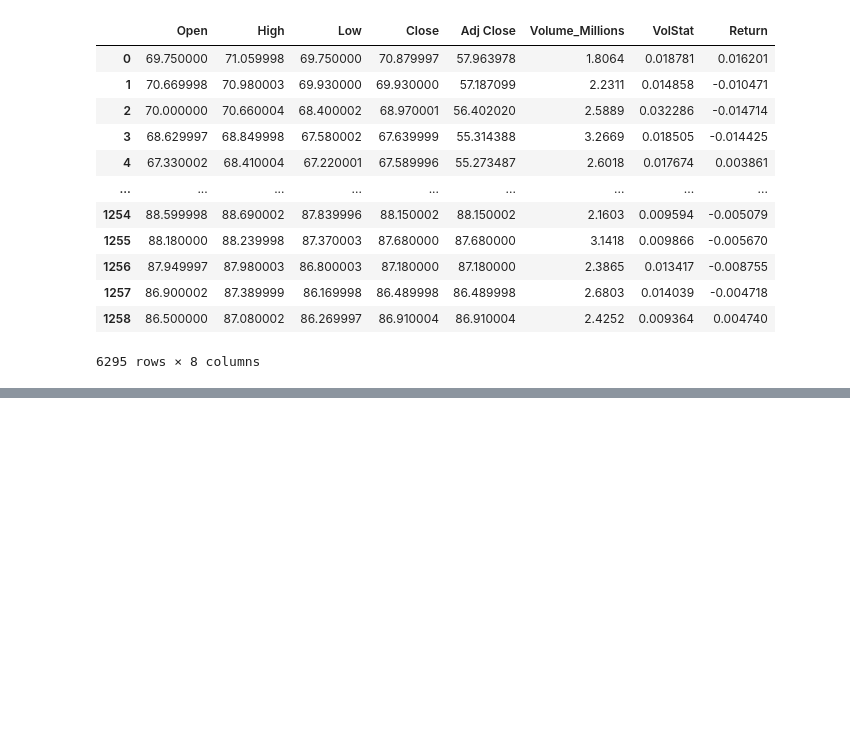
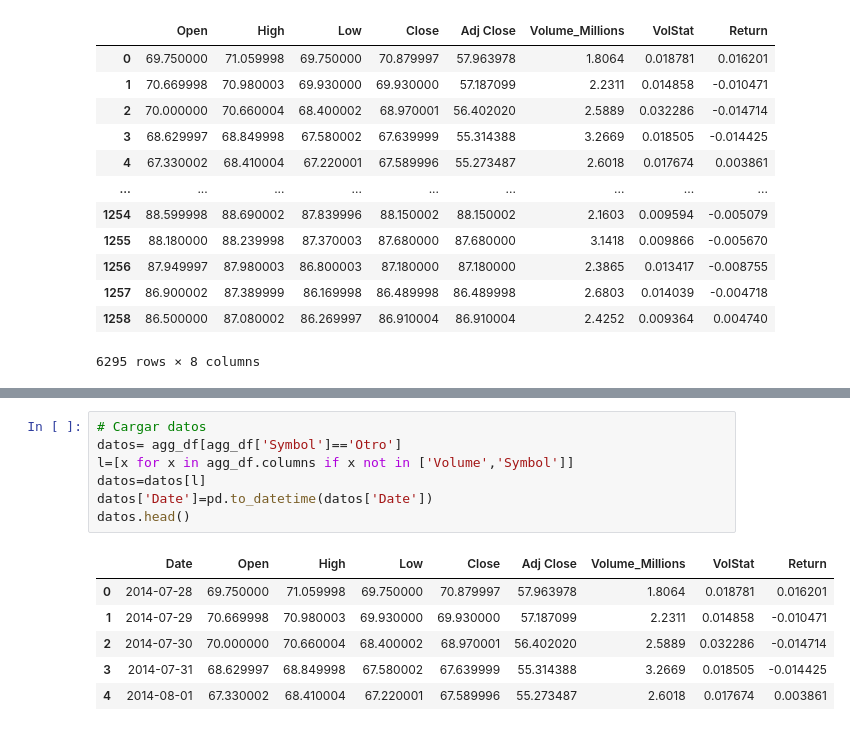
Before and after one commit to Matias-Perassi/Clase12, a Jupyter notebook: Clase_12.ipynb, the cells around one changed output, grey strips where cells are left out. Drawn from its saved outputs; the diff is of its cells as text; blank space fills up the shorter version.

```diff
--- a/Clase_12.ipynb
+++ b/Clase_12.ipynb
@@ -134,0 +145,14 @@ for x,column in zip(range(8),agg_df[l]):
+# %%
+# Cargar datos
+datos= agg_df[agg_df['Symbol']=='Otro']
+l=[x for x in agg_df.columns if x not in ['Volume','Symbol']]
+datos=datos[l]
+datos['Date']=pd.to_datetime(datos['Date'])
+datos.head()
+# %% [output]
+|  | Date | Open | High | Low | Close | Adj Close | Volume_Millions | VolStat | Return |
+| 0 | 2014-07-28 | 69.750000 | 71.059998 | 69.750000 | 70.879997 | 57.963978 | 1.8064 | 0.018781 | 0.016201 |
+| 1 | 2014-07-29 | 70.669998 | 70.980003 | 69.930000 | 69.930000 | 57.187099 | 2.2311 | 0.014858 | -0.010471 |
+| 2 | 2014-07-30 | 70.000000 | 70.660004 | 68.400002 | 68.970001 | 56.402020 | 2.5889 | 0.032286 | -0.014714 |
+| 3 | 2014-07-31 | 68.629997 | 68.849998 | 67.580002 | 67.639999 | 55.314388 | 3.2669 | 0.018505 | -0.014425 |
+| 4 | 2014-08-01 | 67.330002 | 68.410004 | 67.220001 | 67.589996 | 55.273487 | 2.6018 | 0.017674 | 0.003861 |
```
Also changed, not shown: parts of 5 cells of this notebook.
